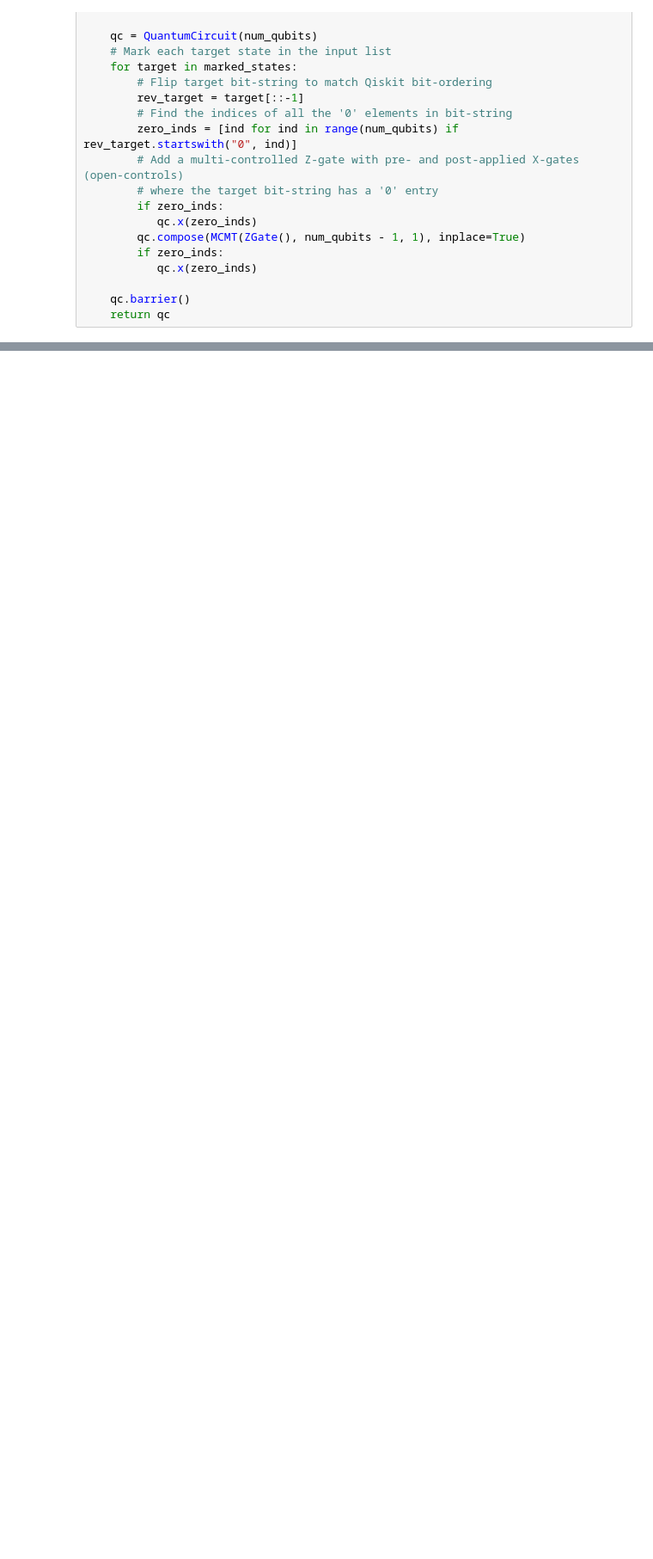
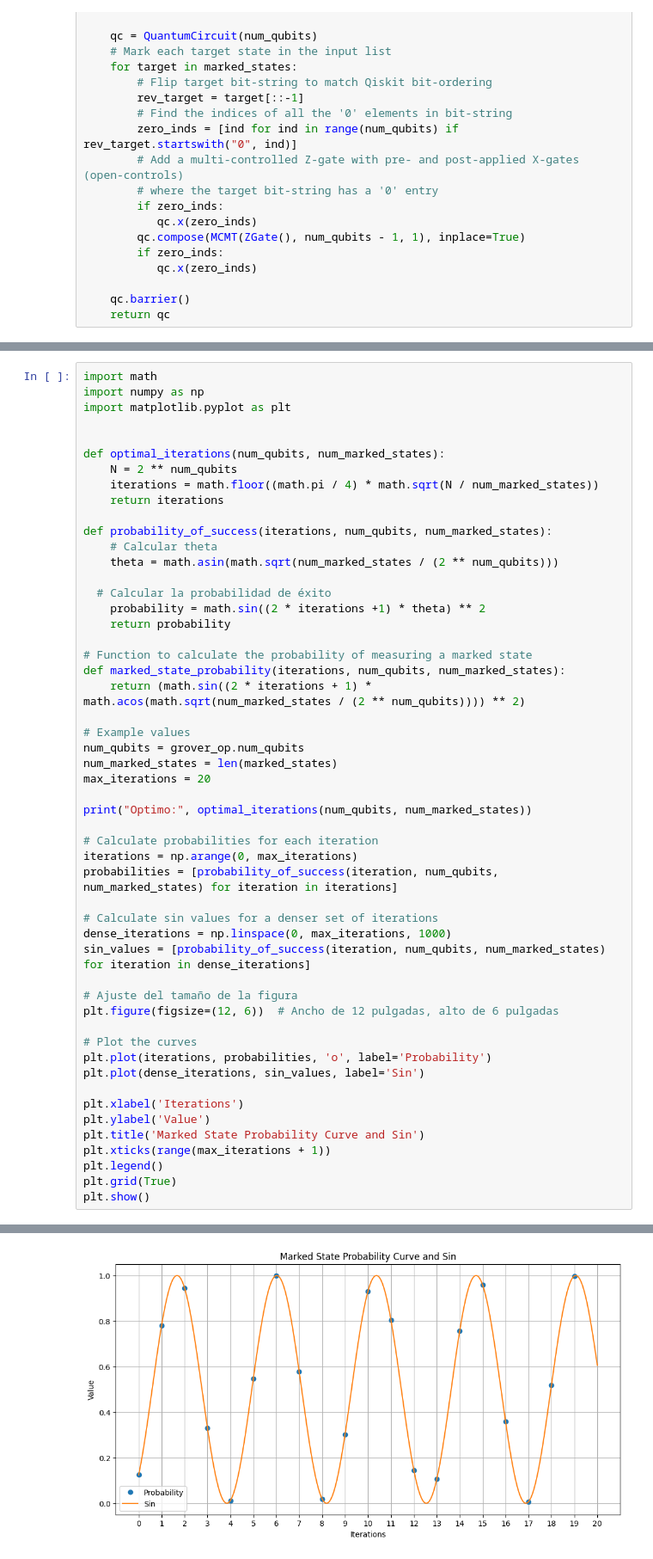
Before and after one commit to lmbibbo/quantum, a Jupyter notebook: grover.ipynb, the cells around one changed output, grey strips where cells are left out. Shown: that part at 86% size. Drawn from its saved outputs; the diff is of its cells as text; blank space fills up the shorter version.

```diff
--- a/grover.ipynb
+++ b/grover.ipynb
@@ -48,0 +97,53 @@ def grover_oracle(marked_states):
+# %%
+import math
+import numpy as np
+import matplotlib.pyplot as plt
+
+
+def optimal_iterations(num_qubits, num_marked_states):
+    N = 2 ** num_qubits
+    iterations = math.floor((math.pi / 4) * math.sqrt(N / num_marked_states))
+    return iterations
+
+def probability_of_success(iterations, num_qubits, num_marked_states):
+    # Calcular theta
+    theta = math.asin(math.sqrt(num_marked_states / (2 ** num_qubits)))
+
+  # Calcular la probabilidad de éxito
+    probability = math.sin((2 * iterations +1) * theta) ** 2
+    return probability
+
+# Function to calculate the probability of measuring a marked state
+def marked_state_probability(iterations, num_qubits, num_marked_states):
+    return (math.sin((2 * iterations + 1) * math.acos(math.sqrt(num_marked_states / (2 ** num_qubits)))) ** 2)
+
+# Example values
+num_qubits = grover_op.num_qubits
+num_marked_states = len(marked_states)
+max_iterations = 20
+
+print("Optimo:", optimal_iterations(num_qubits, num_marked_states))
+
+# Calculate probabilities for each iteration
+iterations = np.arange(0, max_iterations)
+probabilities = [probability_of_success(iteration, num_qubits, num_marked_states) for iteration in iterations]
+
+# Calculate sin values for a denser set of iterations
+dense_iterations = np.linspace(0, max_iterations, 1000)
+sin_values = [probability_of_success(iteration, num_qubits, num_marked_states) for iteration in dense_iterations]
+
+# Ajuste del tamaño de la figura
+plt.figure(figsize=(12, 6))  # Ancho de 12 pulgadas, alto de 6 pulgadas
+
+# Plot the curves
+plt.plot(iterations, probabilities, 'o', label='Probability')
+plt.plot(dense_iterations, sin_values, label='Sin')
+
+plt.xlabel('Iterations')
+plt.ylabel('Value')
+plt.title('Marked State Probability Curve and Sin')
+plt.xticks(range(max_iterations + 1))
+plt.legend()
+plt.grid(True)
+plt.show()
+# %% [output]
@@ -48,0 +151 @@ def grover_oracle(marked_states):
+[figure, added]
```
Also changed, not shown: parts of 9 cells of this notebook.
